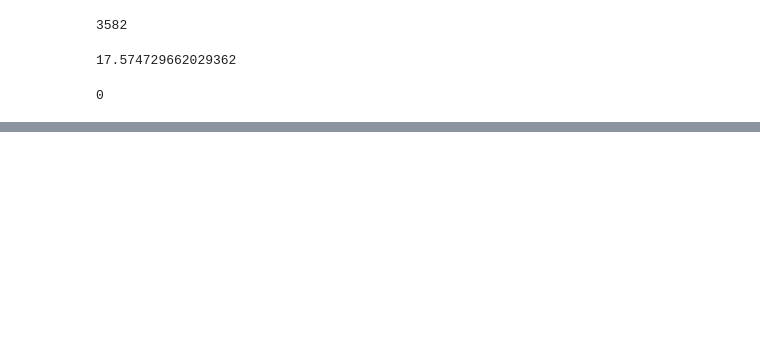
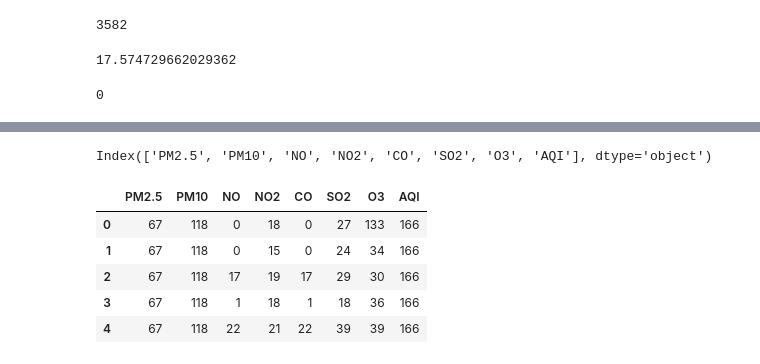
Before and after one commit to jiyajahnavi/Air-Quality-Prediction, a Jupyter notebook: notebook/data_analysis.ipynb, the cells around one changed output, grey strips where cells are left out. Drawn from its saved outputs; the diff is of its cells as text; code cells hidden in the pictures; blank space fills up the shorter version.

```diff
--- a/notebook/data_analysis.ipynb
+++ b/notebook/data_analysis.ipynb
@@ -184,0 +235,2 @@ data['NO'].isnull().sum()
+# %%
+data['CO'].fillna(data['CO'].mean(), inplace = True)
@@ -184,0 +261,15 @@ data['NO'].isnull().sum()
+# %%
+newdata = data.drop(['City','Date', 'AQI_Bucket','Toluene','Benzene','Xylene','NOx','NH3'], axis = 1)
+newdata.columns
+# %% [output]
+Index(['PM2.5', 'PM10', 'NO', 'NO2', 'CO', 'SO2', 'O3', 'AQI'], dtype='object')
+# %%
+prepareddata = newdata.astype(int)
+prepareddata.head()
+# %% [output]
+|  | PM2.5 | PM10 | NO | NO2 | CO | SO2 | O3 | AQI |
+| 0 | 67 | 118 | 0 | 18 | 0 | 27 | 133 | 166 |
+| 1 | 67 | 118 | 0 | 15 | 0 | 24 | 34 | 166 |
+| 2 | 67 | 118 | 17 | 19 | 17 | 29 | 30 | 166 |
+| 3 | 67 | 118 | 1 | 18 | 1 | 18 | 36 | 166 |
+| 4 | 67 | 118 | 22 | 21 | 22 | 39 | 39 | 166 |
```
Also changed, not shown: parts of 26 cells of this notebook, 2 other files.
